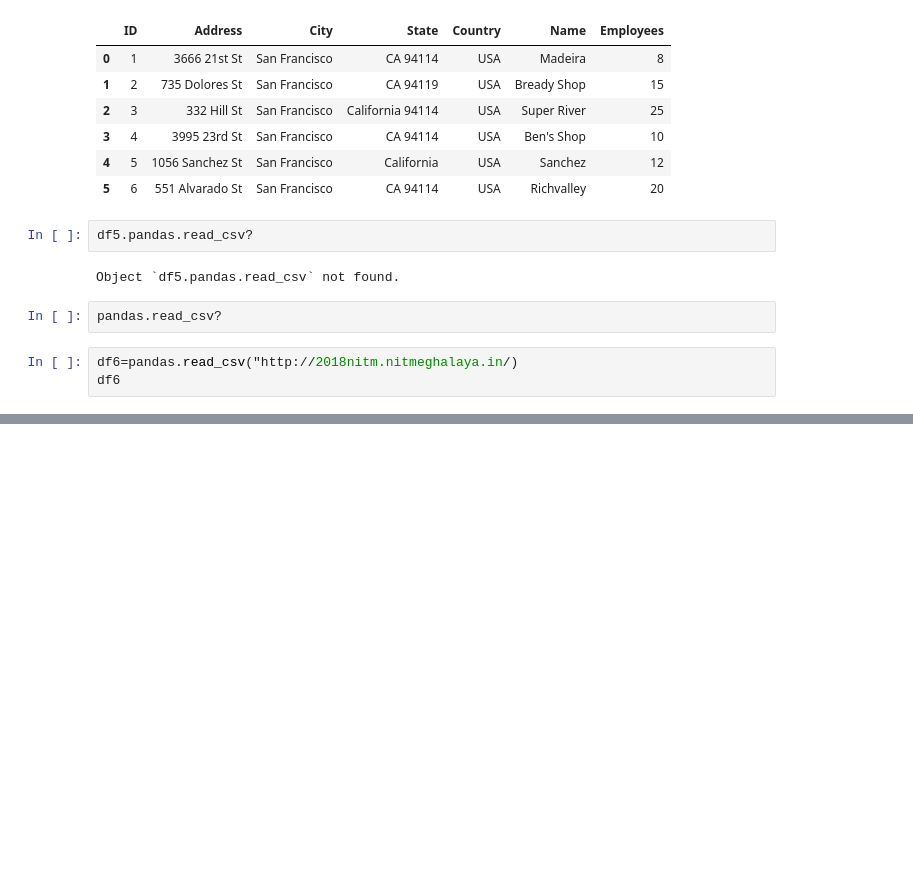
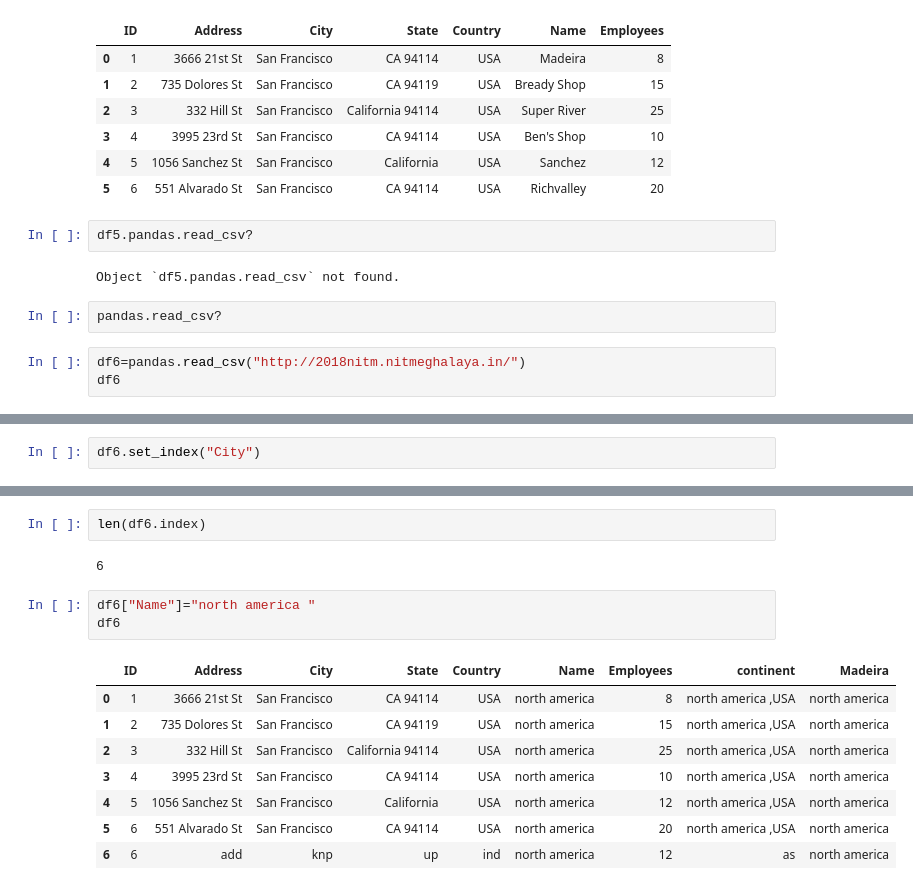
Before and after one commit to dilip29/Real-Applications-of-Python, a Jupyter notebook: Data Analysis using Pandas/testing_csv.ipynb, the cells around one changed output, grey strips where cells are left out. Saved outputs shown, nothing was run; the diff lists cells and outputs as text; blank space fills up the shorter version.

```diff
--- a/Data Analysis using Pandas/testing_csv.ipynb
+++ b/Data Analysis using Pandas/testing_csv.ipynb
@@ -106,6 +107,6 @@ Object `df5.pandas.read_csv` not found.
 # %%
 pandas.read_csv?
 # %%
-df6=pandas.read_csv("http://2018nitm.nitmeghalaya.in/)
+df6=pandas.read_csv("http://2018nitm.nitmeghalaya.in/")
 df6
 # %% [output]
@@ -118,0 +124,2 @@ df6
+# %%
+df6.set_index("City")
@@ -118,0 +192,16 @@ df6
+# %%
+len(df6.index)
+# %% [output]
+6
+# %%
+df6["Name"]="north america "
+df6
+# %% [output]
+|  | ID | Address | City | State | Country | Name | Employees | continent | Madeira |
+| 0 | 1 | 3666 21st St | San Francisco | CA 94114 | USA | north america | 8 | north america ,USA | north america |
+| 1 | 2 | 735 Dolores St | San Francisco | CA 94119 | USA | north america | 15 | north america ,USA | north america |
+| 2 | 3 | 332 Hill St | San Francisco | California 94114 | USA | north america | 25 | north america ,USA | north america |
+| 3 | 4 | 3995 23rd St | San Francisco | CA 94114 | USA | north america | 10 | north america ,USA | north america |
+| 4 | 5 | 1056 Sanchez St | San Francisco | California | USA | north america | 12 | north america ,USA | north america |
+| 5 | 6 | 551 Alvarado St | San Francisco | CA 94114 | USA | north america | 20 | north america ,USA | north america |
+| 6 | 6 | add | knp | up | ind | north america | 12 | as | north america |
```
Also changed, not shown: parts of 41 cells of this notebook.
